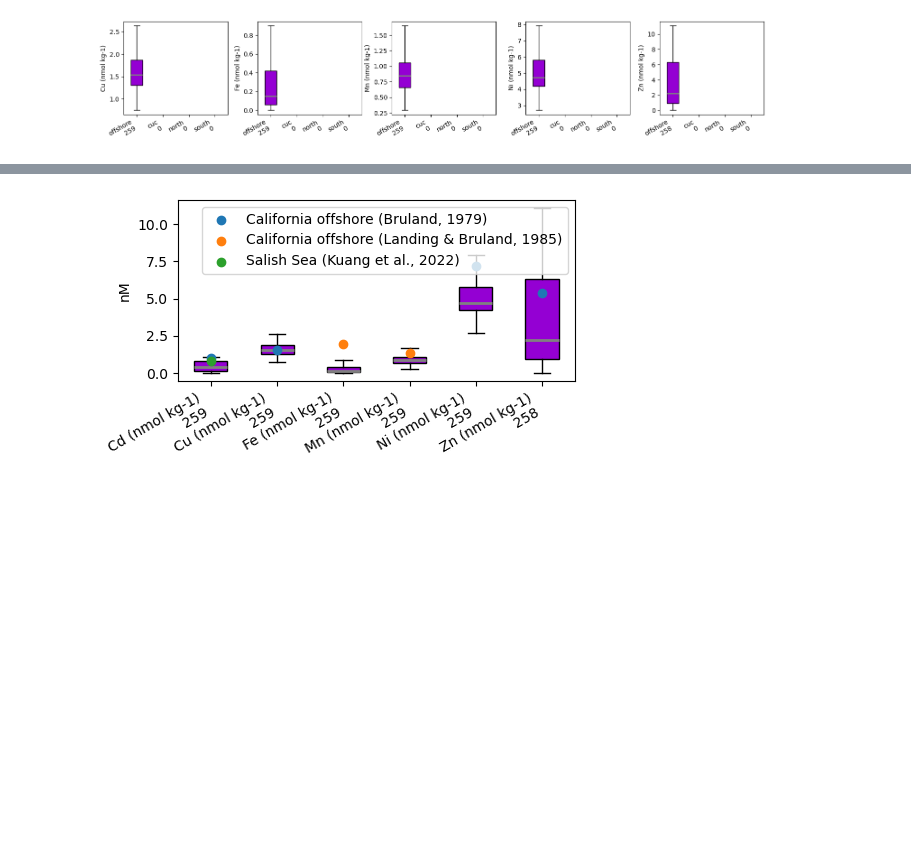
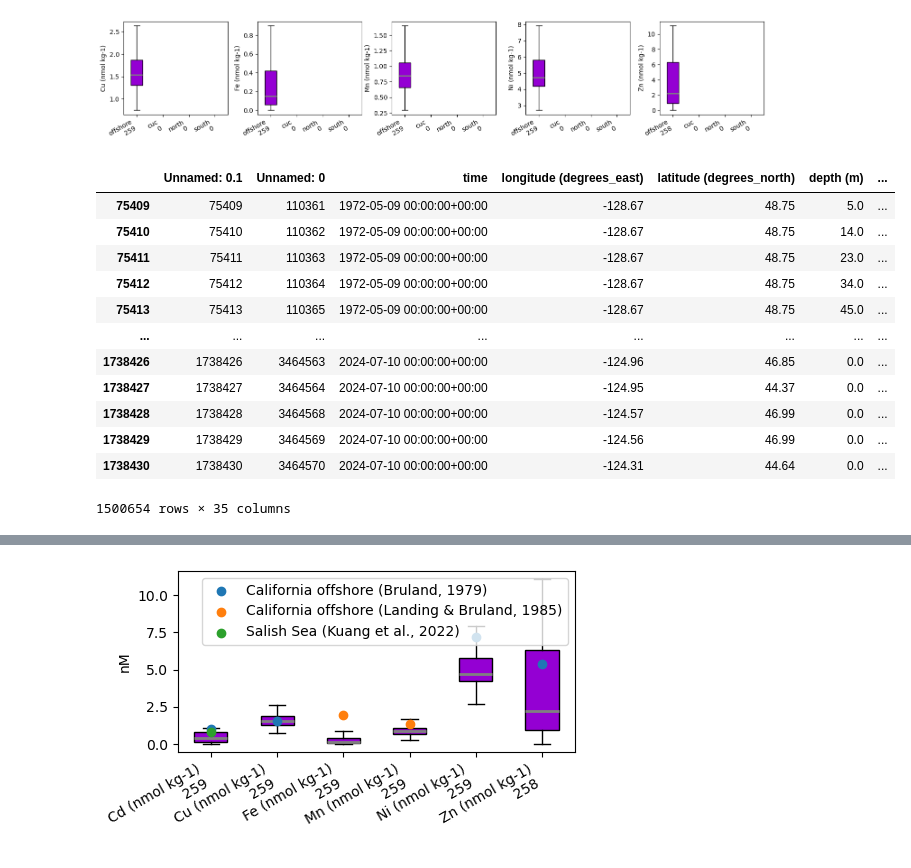
Before and after one commit to UBC-MOAD/analysis-becca, a Jupyter notebook: LiveOcean/tracers/wm_properties.ipynb, the cells around one changed output, grey strips where cells are left out. Cells and saved outputs as stored; diff of their text form; code cells hidden in the pictures; blank space fills up the shorter version.

```diff
--- a/LiveOcean/tracers/wm_properties.ipynb
+++ b/LiveOcean/tracers/wm_properties.ipynb
@@ -541,3 +550,19 @@ plt.tight_layout()
 [figure]
 [figure]
 [figure]
+# %%
+obs_filtered
+# %% [output]
+|  | Unnamed: 0.1 | Unnamed: 0 | time | longitude (degrees_east) | latitude (degrees_north) | depth (m) | ... |
+| 75409 | 75409 | 110361 | 1972-05-09 00:00:00+00:00 | -128.67 | 48.75 | 5.0 | ... |
+| 75410 | 75410 | 110362 | 1972-05-09 00:00:00+00:00 | -128.67 | 48.75 | 14.0 | ... |
+| 75411 | 75411 | 110363 | 1972-05-09 00:00:00+00:00 | -128.67 | 48.75 | 23.0 | ... |
+| 75412 | 75412 | 110364 | 1972-05-09 00:00:00+00:00 | -128.67 | 48.75 | 34.0 | ... |
+| 75413 | 75413 | 110365 | 1972-05-09 00:00:00+00:00 | -128.67 | 48.75 | 45.0 | ... |
+| ... | ... | ... | ... | ... | ... | ... | ... |
+| 1738426 | 1738426 | 3464563 | 2024-07-10 00:00:00+00:00 | -124.96 | 46.85 | 0.0 | ... |
+| 1738427 | 1738427 | 3464564 | 2024-07-10 00:00:00+00:00 | -124.95 | 44.37 | 0.0 | ... |
+| 1738428 | 1738428 | 3464568 | 2024-07-10 00:00:00+00:00 | -124.57 | 46.99 | 0.0 | ... |
+| 1738429 | 1738429 | 3464569 | 2024-07-10 00:00:00+00:00 | -124.56 | 46.99 | 0.0 | ... |
+| 1738430 | 1738430 | 3464570 | 2024-07-10 00:00:00+00:00 | -124.31 | 44.64 | 0.0 | ... |
+1500654 rows × 35 columns
```
Also changed, not shown: parts of 5 cells of this notebook, 1 other file.
